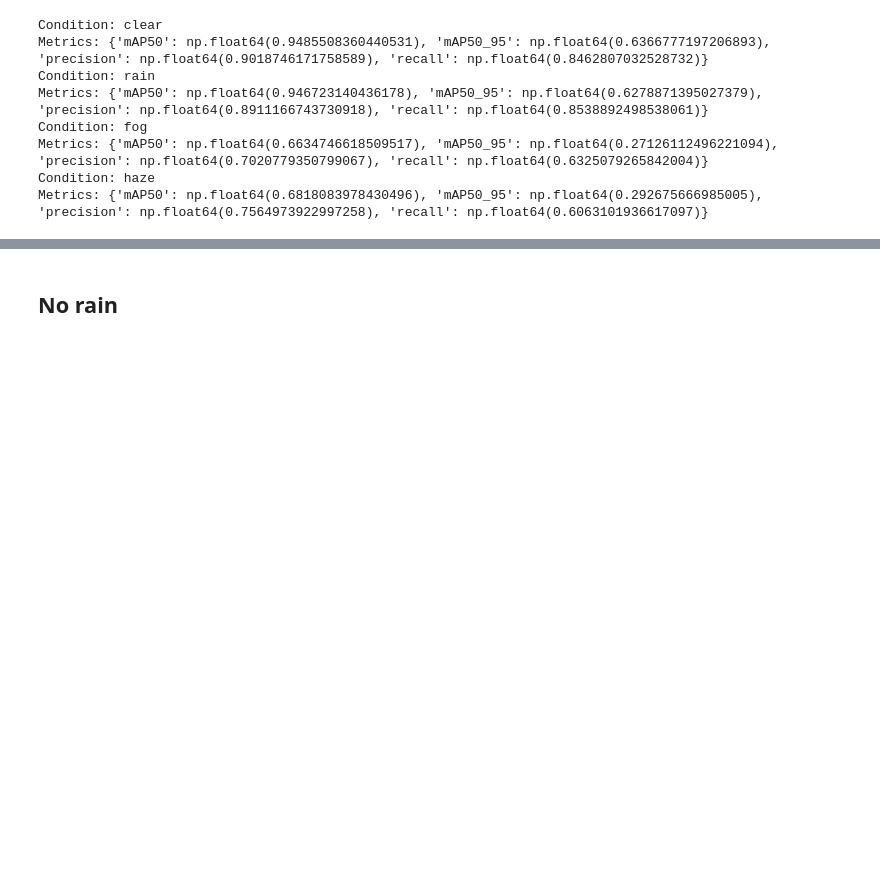
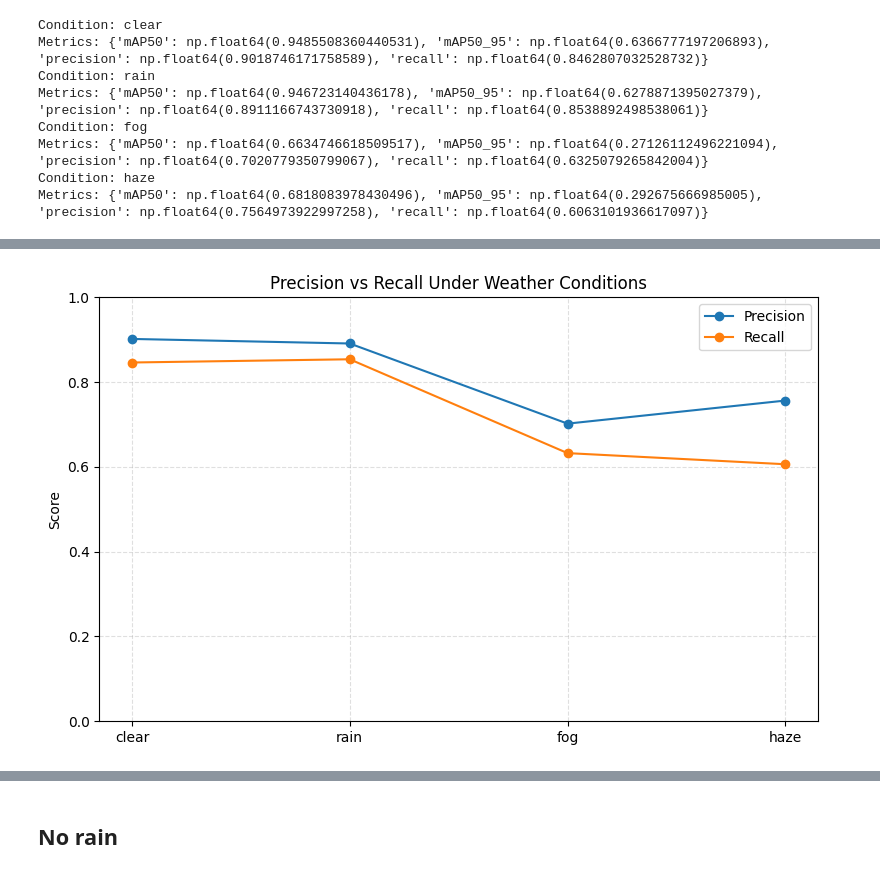
Before and after one commit to MaximRoomsHowest/PAPI-Detection-and-Classification, a Jupyter notebook: data/weather_evaluation.ipynb, the cells around one changed output, grey strips where cells are left out. Drawn from its saved outputs; the diff is of its cells as text; code cells hidden in the pictures; blank space fills up the shorter version.

```diff
--- a/data/weather_evaluation.ipynb
+++ b/data/weather_evaluation.ipynb
@@ -148,0 +227,17 @@ Metrics: {'mAP50': np.float64(0.6818083978430496), 'mAP50_95': np.float64(0.2926
+# %%
+%matplotlib inline
+plt.figure(figsize=(8,5))
+
+plt.plot(df.index, df["precision"], marker="o", label="Precision")
+plt.plot(df.index, df["recall"], marker="o", label="Recall")
+
+plt.title("Precision vs Recall Under Weather Conditions")
+plt.ylabel("Score")
+plt.ylim(0, 1)
+plt.grid(True, linestyle="--", alpha=0.4)
+plt.legend()
+
+plt.tight_layout()
+plt.show()
+# %% [output]
+[figure, added]
```
Also changed, not shown: parts of 6 cells of this notebook.
